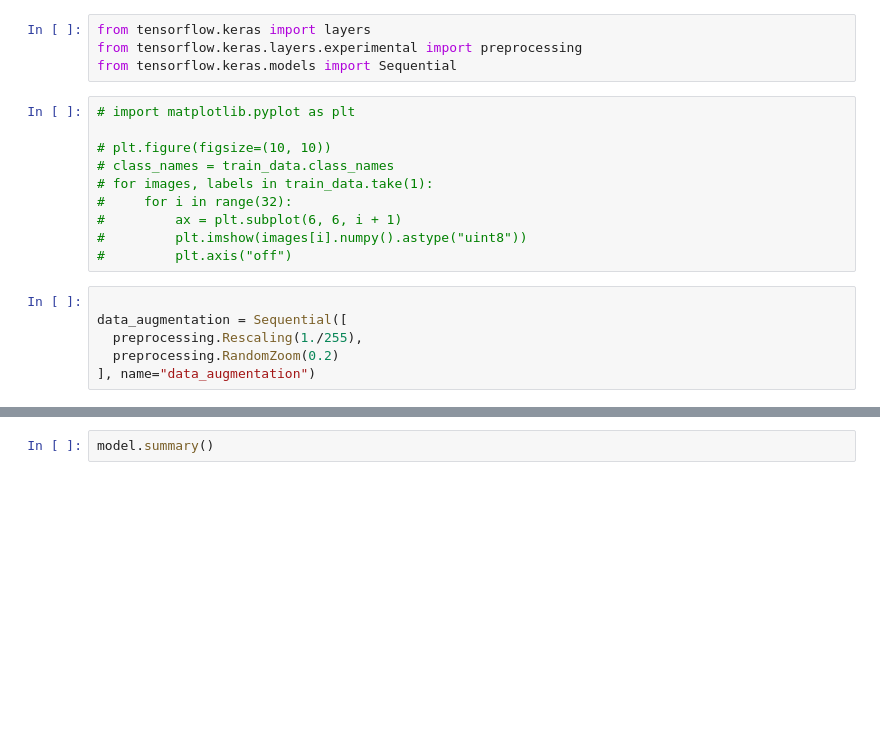
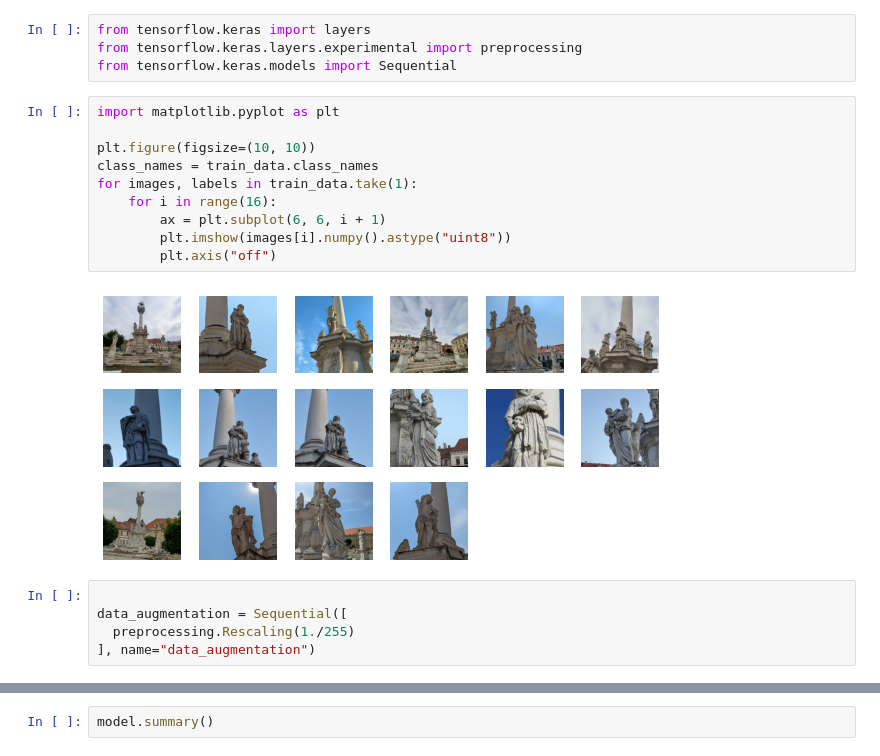
Before and after one commit to perkeje/fif_the_statue_cnn, a Jupyter notebook: Copy_of_FindTheStatue.ipynb, the cells around one changed output, grey strips where cells are left out. Drawn from its saved outputs; the diff is of its cells as text; blank space fills up the shorter version.

```diff
--- a/Copy_of_FindTheStatue.ipynb
+++ b/Copy_of_FindTheStatue.ipynb
@@ -97,19 +80,20 @@ from tensorflow.keras import layers
 from tensorflow.keras.layers.experimental import preprocessing
 from tensorflow.keras.models import Sequential
 # %%
-# import matplotlib.pyplot as plt
+import matplotlib.pyplot as plt
 
-# plt.figure(figsize=(10, 10))
-# class_names = train_data.class_names
-# for images, labels in train_data.take(1):
-#     for i in range(32):
-#         ax = plt.subplot(6, 6, i + 1)
-#         plt.imshow(images[i].numpy().astype("uint8"))
-#         plt.axis("off")
+plt.figure(figsize=(10, 10))
+class_names = train_data.class_names
+for images, labels in train_data.take(1):
+    for i in range(16):
+        ax = plt.subplot(6, 6, i + 1)
+        plt.imshow(images[i].numpy().astype("uint8"))
+        plt.axis("off")
+# %% [output]
+[figure, added]
 # %%
 
 data_augmentation = Sequential([
-  preprocessing.Rescaling(1./255),
-  preprocessing.RandomZoom(0.2)
+  preprocessing.Rescaling(1./255)
 ], name="data_augmentation")
 # %%
```
Also changed, not shown: parts of 19 cells of this notebook.
